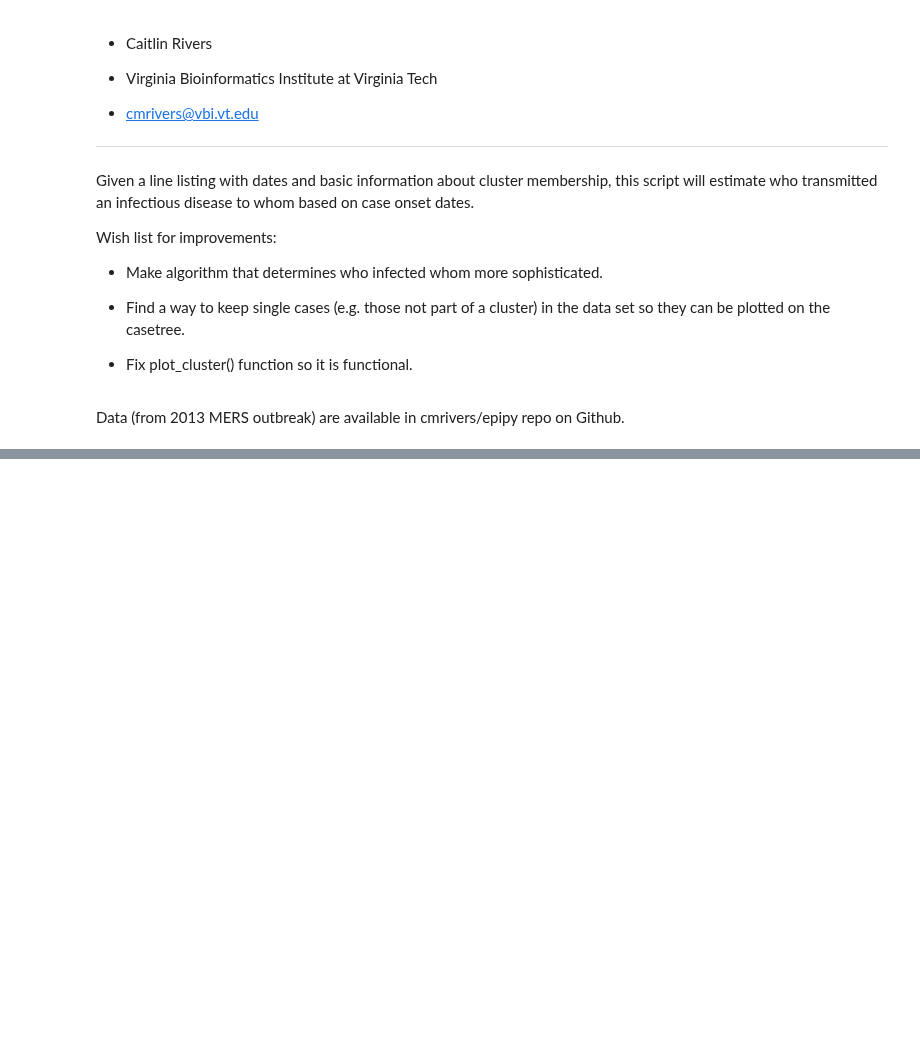
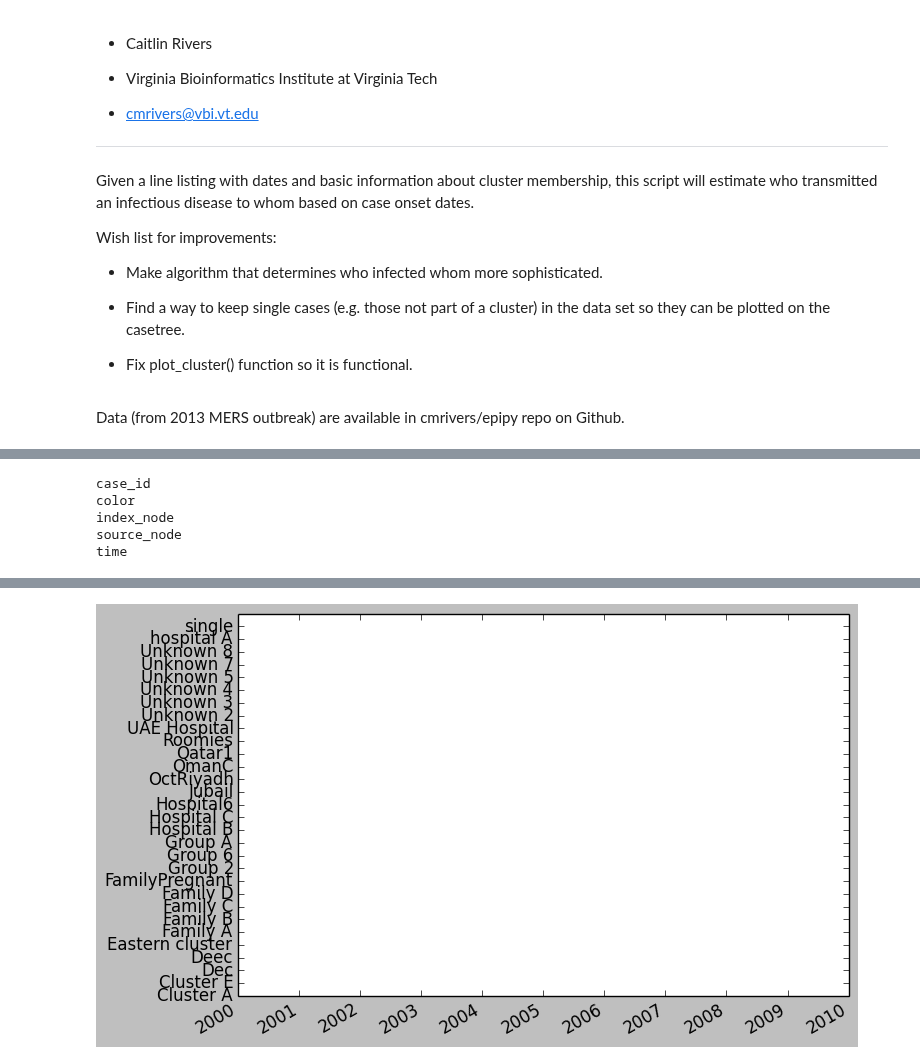
Before and after one commit to cmrivers/epipy, a Jupyter notebook: ipynb/cluster_builder.ipynb, the cells around one changed output, grey strips where cells are left out. Cells and saved outputs as stored; diff of their text form; code cells hidden in the pictures; blank space fills up the shorter version.

```diff
--- a/ipynb/cluster_builder.ipynb
+++ b/ipynb/cluster_builder.ipynb
@@ -142,5 +144,5 @@ clusters.tail(50)
 # %%
-def plot_cluster(df, cluster_id, date_col):
+def plot_cluster(df, clusters, cluster_id, date_col):
     """Broken. Date-handling patience gone.
 
     Should display a plot with time along x axis, cluster ID along y axis,
@@ -148,29 +150,35 @@ def plot_cluster(df, cluster_id, date_col):
     """
     grpnames = np.unique(df[cluster_id]).dropna().values
 
-    fig, ax = plt.subplots()
-    fig.set_size_inches(8, 5)
+    fig, ax = plt.subplots(figsize=(8, 5))
     ax.xaxis_date()
     ax.set_aspect('auto')
-    axprop =  plt.axis()
-    fig.autofmt_xdate()
+    axprop =  ax.axis()
 
     plt.ylim(1, len(grpnames))
     plt.yticks(np.arange(len(grpnames)), grpnames)
 
+    xtog = timedelta(((10*axprop[1]-axprop[0])/axprop[1]), 0, 0)
+
     for key, group in clusters.iteritems():
-        for date in date_col:
-            xtog = timedelta(((10*axprop[1]-axprop[0])/axprop[1]), 0, 0)
-            x1 = [date, date+xtog]
+        if key == 'time':
+            for date in group:
+                x1 = [date, date+xtog]
+                print x1
 
-            for i in range(len(grpnames)):
-                if key == grpnames[i]:
-                    y1 = np.array([i, i])
-                    y2 = y1+0.5
-                    plt.fill_between(x1, y1, y2, color=color, alpha=.3)
+#         for i in range(len(grpnames)):
+#                 print('key: {0}
+#                 for grp in group:
+#                     if key == grpnames[i]:
+#                         y1 = np.array([i, i])
+#                         y2 = y1+0.5
+#                         plt.fill_between(x1, y1, y2, color=color, alpha=.3)
 
-                    xspot= x1[0] + timedelta((x1[1] - x1[0]).days/2.0, 0, 0)
+#                         xspot= x1[0] + timedelta((x1[1] - x1[0]).days/2.0, 0, 0)
 
-                    plt.text(xspot, y1[1]+.25, next(casenums), horizontalalignment='center', verticalalignment='center', fontsize=9)
+#                         plt.text(xspot, y1[1]+.25, next(casenums), horizontalalignment='center', verticalalignment='center', fontsize=9)
 
-    return fig
+
+    fig.tight_layout()
+    fig.autofmt_xdate()
+    return fig, ax
@@ -181,0 +252,13 @@ TypeError: cannot concatenate 'str' and 'datetime.timedelta' objects
+# %%
+for key, value in clusters.iteritems():
+    print key
+# %% [output]
+case_id
+color
+index_node
+source_node
+time
+# %%
+fig, ax = plot_cluster(dat, clusters, 'Cluster ID', 'dates')
+display(fig)
+# %% [output]
@@ -181,0 +282 @@ TypeError: cannot concatenate 'str' and 'datetime.timedelta' objects
+[figure, added]
```
Also changed, not shown: parts of 11 cells of this notebook, 3 other files.
